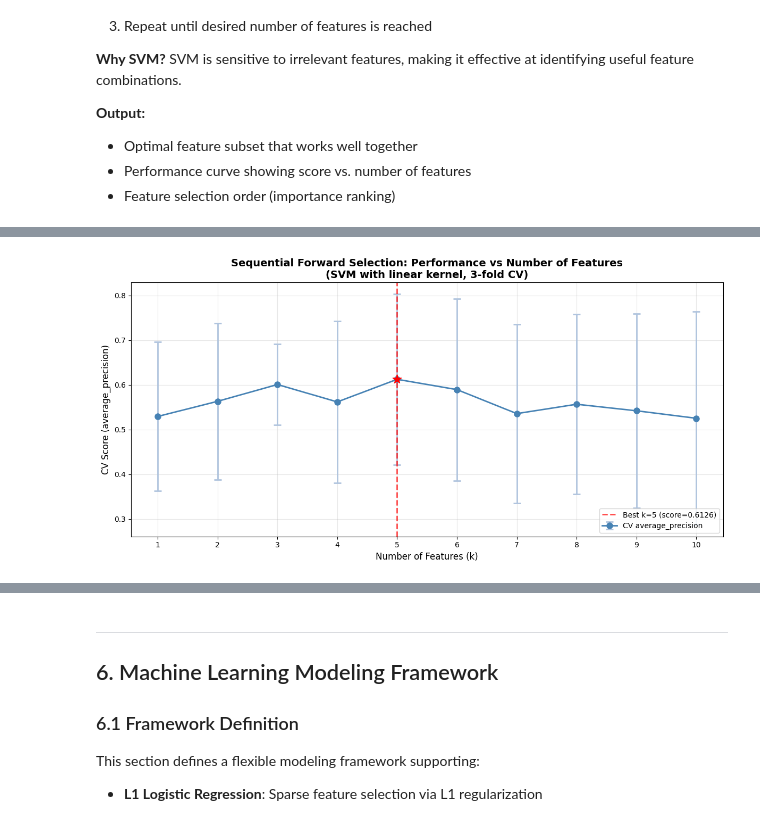
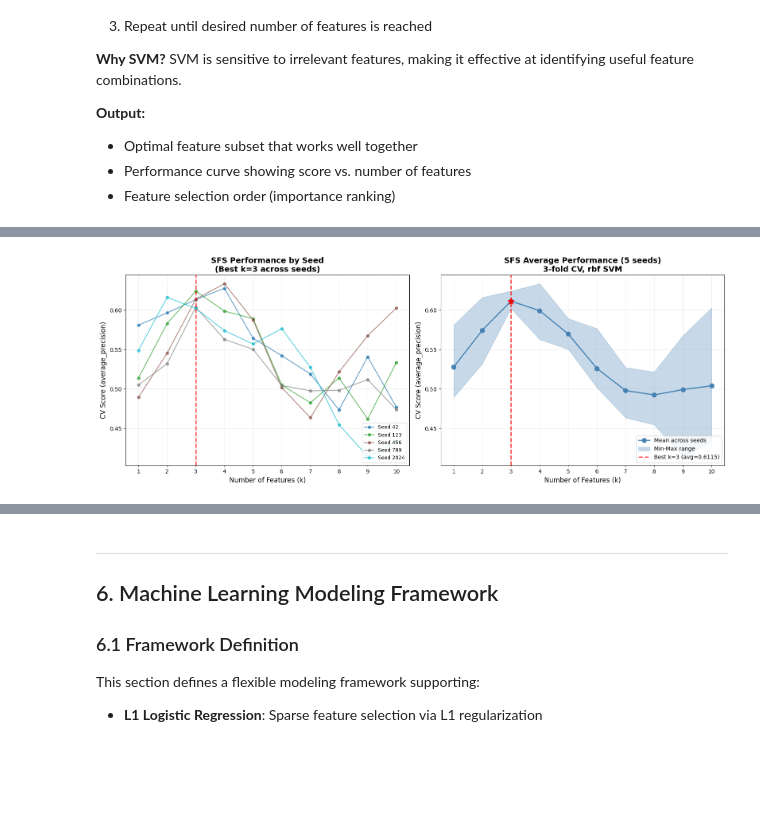
Before and after one commit to arshiatehrani/multimodal-biomarker-feature-importance-rtms-ad, a Jupyter notebook: Phase_1.ipynb, the cells around one changed output, grey strips where cells are left out. Drawn from its saved outputs; the diff is of its cells as text; code cells hidden in the pictures; blank space fills up the shorter version.

```diff
--- a/Phase_1.ipynb
+++ b/Phase_1.ipynb
@@ -902,41 +1207,72 @@ This may take a few minutes...
 # %%
 # ============================================================
-# Visualize SFS Results
+# Visualize SFS Results - All Seeds
 # ============================================================
 
-# Create results DataFrame
-sfs_df = pd.DataFrame(sfs_results)
+# Create combined DataFrame from all seeds
+all_results_list = []
+for seed, results in all_seeds_results.items():
+    all_results_list.extend(results)
+sfs_df_all = pd.DataFrame(all_results_list)
 
-# Find optimal k (highest mean score)
-best_idx = sfs_df['mean_score'].idxmax()
-best_k = sfs_df.loc[best_idx, 'k']
-best_score = sfs_df.loc[best_idx, 'mean_score']
-best_features = sfs_df.loc[best_idx, 'features']
+# Save combined results to CSV
+sfs_csv_path = os.path.join(SFS_OUTPUT_DIR, f"sfs_all_results_{RUN_TIMESTAMP}.csv")
+sfs_df_all.to_csv(sfs_csv_path, index=False)
+print(f"✓ All SFS results saved to: {sfs_csv_path}")
 
-# Plot performance curve
-fig, ax = plt.subplots(figsize=(12, 6))
+# Calculate mean and std across seeds for each k
+sfs_summary = sfs_df_all.groupby('k').agg({
+    'mean_score': ['mean', 'std', 'min', 'max']
+}).reset_index()
+sfs_summary.columns = ['k', 'avg_score', 'std_across_seeds', 'min_score', 'max_score']
 
-# Plot mean score with error bars
-ax.errorbar(sfs_df['k'], sfs_df['mean_score'], yerr=sfs_df['std_score'],
-            marker='o', markersize=8, capsize=5, capthick=2, linewidth=2,
-            color='steelblue', ecolor='lightsteelblue', label=f'CV {SFS_SCORING}')
+# Find overall best k (highest average across seeds)
+best_k_overall = sfs_summary.loc[sfs_summary['avg_score'].idxmax(), 'k']
+best_score_overall = sfs_summary.loc[sfs_summary['avg_score'].idxmax(), 'avg_score']
 
-# Highlight best k
-ax.axvline(x=best_k, color='red', linestyle='--', linewidth=2, alpha=0.7,
-           label=f'Best k={best_k} (score={best_score:.4f})')
-ax.scatter([best_k], [best_score], color='red', s=150, zorder=5, marker='*')
+# Plot: All seeds on one figure
+fig, axes = plt.subplots(1, 2, figsize=(16, 6))
 
-ax.set_xlabel('Number of Features (k)', fontsize=12)
-ax.set_ylabel(f'CV Score ({SFS_SCORING})', fontsize=12)
-ax.set_title(f'Sequential Forward Selection: Performance vs Number of Features\n(SVM with linear kernel, {SFS_CV_FOLDS}-fold CV)',
-             fontsize=14, fontweight='bold')
-ax.set_xticks(sfs_df['k'])
-ax.legend(loc='lower right', fontsize=10)
-ax.grid(True, alpha=0.3)
+# Left plot: Individual seed curves
+ax1 = axes[0]
+colors = plt.cm.tab10(np.linspace(0, 1, len(RANDOM_SEEDS)))
+for (seed, results), color in zip(all_seeds_results.items(), colors):
+    seed_df = pd.DataFrame(results)
+    ax1.plot(seed_df['k'], seed_df['mean_score'], marker='o', markersize=5,
+             linewidth=1.5, color=color, alpha=0.7, label=f'Seed {seed}')
+
+ax1.axvline(x=best_k_overall, color='red', linestyle='--', linewidth=2, alpha=0.7)
+ax1.set_xlabel('Number of Features (k)', fontsize=12)
+ax1.set_ylabel(f'CV Score ({SFS_SCORING})', fontsize=12)
+ax1.set_title(f'SFS Performance by Seed\n(Best k={int(best_k_overall)} across seeds)', fontsize=14, fontweight='bold')
+ax1.legend(loc='lower right', fontsize=9)
+ax1.grid(True, alpha=0.3)
+ax1.set_xticks(range(SFS_MIN_FEATURES, SFS_MAX_FEATURES + 1))
+
+# Right plot: Average with confidence band
+ax2 = axes[1]
+ax2.plot(sfs_summary['k'], sfs_summary['avg_score'], marker='o', markersize=8,
+         linewidth=2, color='steelblue', label='Mean across seeds')
+ax2.fill_between(sfs_summary['k'],
+                  sfs_summary['min_score'],
+                  sfs_summary['max_score'],
+                  alpha=0.3, color='steelblue', label='Min-Max range')
+ax2.axvline(x=best_k_overall, color='red', linestyle='--', linewidth=2, alpha=0.7,
+           label=f'Best k={int(best_k_overall)} (avg={best_score_overall:.4f})')
+ax2.scatter([best_k_overall], [best_score_overall], color='red', s=150, zorder=5, marker='*')
+
+ax2.set_xlabel('Number of Features (k)', fontsize=12)
+ax2.set_ylabel(f'CV Score ({SFS_SCORING})', fontsize=12)
+ax2.set_title(f'SFS Average Performance ({len(RANDOM_SEEDS)} seeds)\n{SFS_CV_FOLDS}-fold CV, {best_kernel} SVM',
+              fontsize=14, fontweight='bold')
+ax2.legend(loc='lower right', fontsize=10)
+ax2.grid(True, alpha=0.3)
+ax2.set_xticks(range(SFS_MIN_FEATURES, SFS_MAX_FEATURES + 1))
 
 plt.tight_layout()
-plt.savefig('plots_sfs_performance_curve.png', dpi=150, bbox_inches='tight')
+plot_path = os.path.join(SFS_OUTPUT_DIR, f"plots_sfs_multi_seed_{RUN_TIMESTAMP}.png")
+plt.savefig(plot_path, dpi=150, bbox_inches='tight')
 plt.show()
 
-print(f"\n✓ Plot saved: plots_sfs_performance_curve.png")
+print(f"\n✓ Plot saved: {plot_path}")
 # %% [output]
@@ -943 +1280 @@ print(f"\n✓ Plot saved: plots_sfs_performance_curve.png")
-[figure, old version]
+[figure, new version]
```
Also changed, not shown: parts of 9 cells of this notebook.
